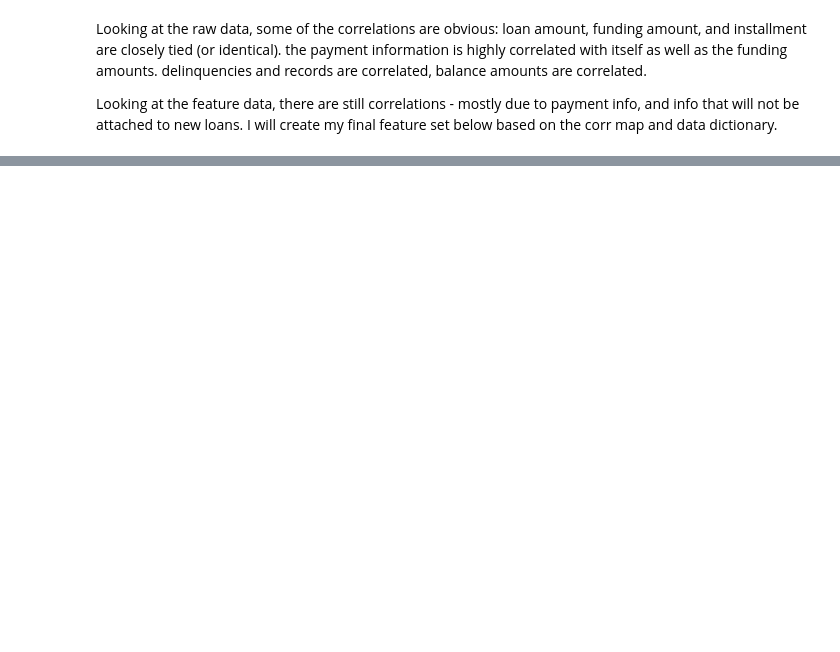
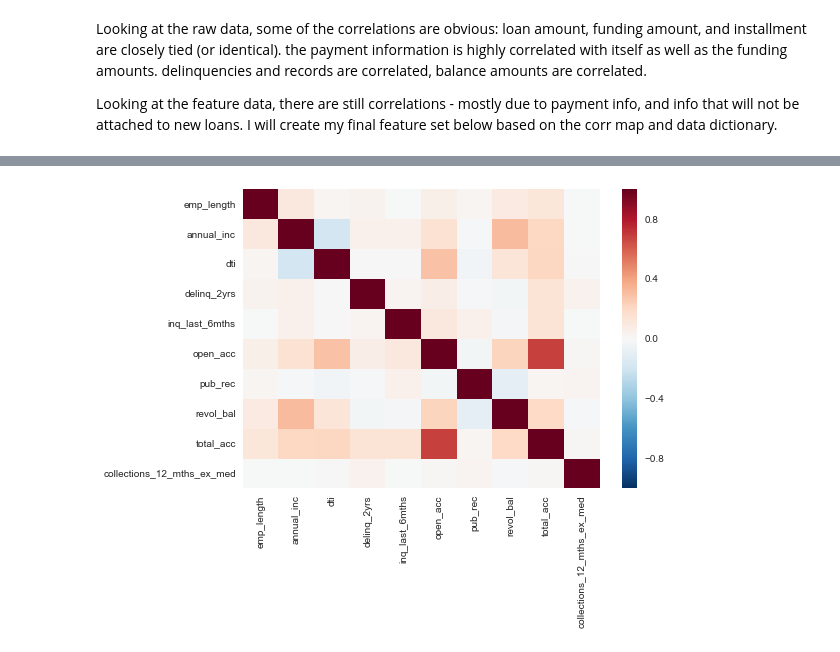
Before and after one commit to mccormd1/LCandR, a Jupyter notebook: LC_python/Data Cleaning.ipynb, the cells around one changed output, grey strips where cells are left out. Saved outputs shown, nothing was run; the diff lists cells and outputs as text; code cells hidden in the pictures; blank space fills up the shorter version.

Commit message:
Finished data cleaning, initialize ML training notebook
Data is cleaned and exported.

```diff
--- a/LC_python/Data Cleaning.ipynb
+++ b/LC_python/Data Cleaning.ipynb
@@ -189,0 +188,6 @@ Issued loans have no payments and therefore give minimal information beyond that
+# %%
+feat_raw=feat_raw[~feat_raw['loan_status'].isin(['Issued',
+                                                 'Does not meet the credit policy. Status:Charged Off',
+                                                 'Does not meet the credit policy. Status:Fully Paid'])]
+grp = feat_raw.groupby('loan_status')
+grp.describe()
@@ -194,5 +219,7 @@ feat_raw.int_rate=data.int_rate.str.replace('%','')
 feat_raw.int_rate=feat_raw.int_rate.apply(pd.to_numeric)
 
 feat_raw.revol_util=data.revol_util.str.replace('%','')
-feat_raw.revol_util=feat_raw.revol_util.apply(pd.to_numeric)
+feat_raw.revol_util.isnull().sum()
+
+# feat_raw.revol_util=feat_raw.revol_util.apply(pd.to_numeric)
 # %% [output]
@@ -218,0 +269,8 @@ feat_raw['current']=feat_raw.loan_status.str.match('Current')
+# %%
+feat_raw.emp_length=data.emp_length.str.replace(' year','')
+feat_raw.emp_length=feat_raw.emp_length.str.replace('s','')
+feat_raw.emp_length=feat_raw.emp_length.str.replace('+','')
+feat_raw.emp_length=feat_raw.emp_length.str.replace('< 1','0.5')
+feat_raw.emp_length=feat_raw.emp_length.str.replace('n/a','0')
+feat_raw.emp_length=feat_raw.emp_length.apply(pd.to_numeric)
+feat_raw.emp_length.dtype
@@ -337,13 +542,13 @@ sns.heatmap(corr)
 keepfeat=['emp_title', 'emp_length', 'home_ownership',
        'annual_inc','purpose',
        'addr_state', 'dti', 'delinq_2yrs', 'earliest_cr_line',
-       'inq_last_6mths', 'mths_since_last_delinq',
-       'mths_since_last_record', 'open_acc', 'pub_rec', 'revol_bal',
-       'revol_util', 'total_acc','collections_12_mths_ex_med',
-       'mths_since_last_major_derog','pub_rec']
+       'inq_last_6mths','open_acc', 'pub_rec', 'revol_bal',
+       'revol_util', 'total_acc','collections_12_mths_ex_med']
 features=feat_inform[keepfeat]
 # %%
 corr=features.corr()
-sns.heatmap(corr)
+g=sns.heatmap(corr)
+# %% [output]
+[figure, added]
 # %%
 sns.set(style="ticks", color_codes=True)
```
Also changed, not shown: parts of 39 cells of this notebook, 1 other file.
